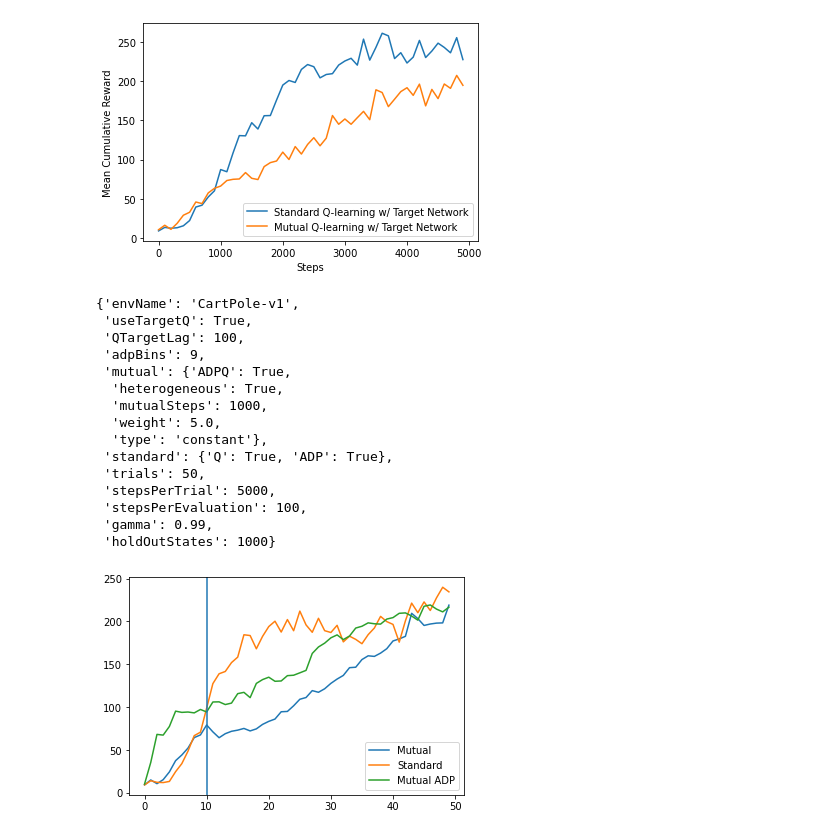
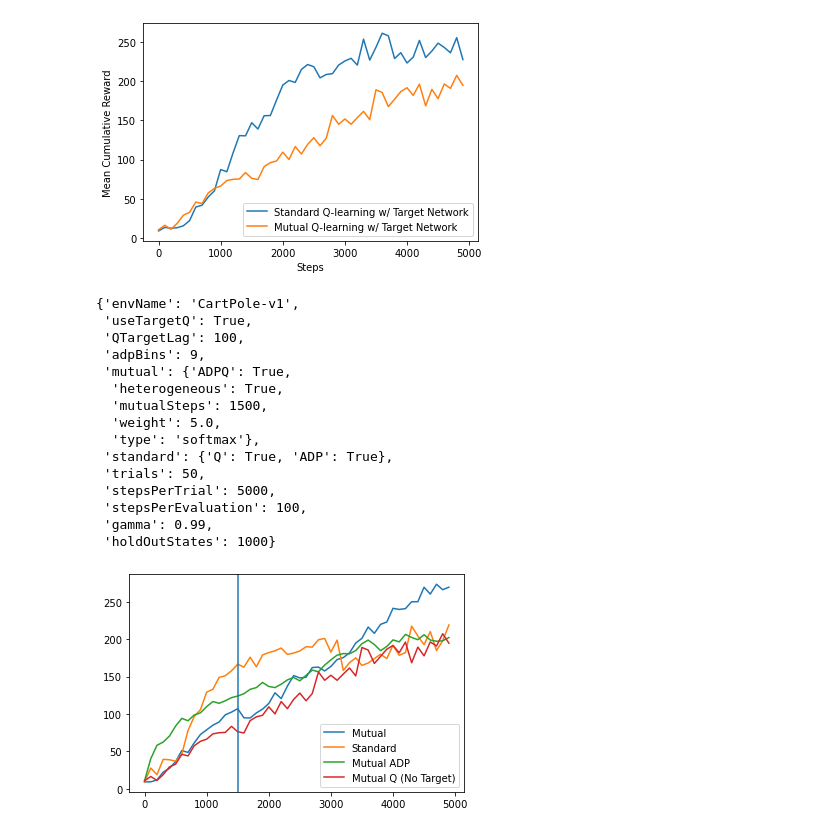
Before and after one commit to csreid/heterogeneous-mutual, a Jupyter notebook: figs.ipynb, the cells around one changed output. Drawn from its saved outputs; the diff is of its cells as text; code cells hidden in the pictures.

```diff
--- a/figs.ipynb
+++ b/figs.ipynb
@@ -129,7 +128,7 @@ plt.savefig('mutual_vs_target.png')
 # %% [output]
 [figure]
 # %%
-data_constant = pickle.load(open('results/1608616152.8226454_constant_weight.pickle', 'rb'))
+data_constant = pickle.load(open('results/1608678331.5437348_softmax.pickle', 'rb'))
 data_constant['config']
 # %% [output]
 {'envName': 'CartPole-v1',
@@ -138,9 +137,9 @@ data_constant['config']
  'adpBins': 9,
  'mutual': {'ADPQ': True,
   'heterogeneous': True,
-  'mutualSteps': 1000,
+  'mutualSteps': 1500,
   'weight': 5.0,
-  'type': 'constant'},
+  'type': 'softmax'},
  'standard': {'Q': True, 'ADP': True},
  'trials': 50,
  'stepsPerTrial': 5000,
@@ -148,12 +147,14 @@ data_constant['config']
  'gamma': 0.99,
  'holdOutStates': 1000}
 # %%
-plt.plot(np.mean(data_constant['results'], axis=0)[:, 1], label='Mutual')
-plt.plot(np.mean(data_constant['results'], axis=0)[:, 2], label='Standard')
-plt.plot(np.mean(data_constant['results'], axis=0)[:, 0], label='Mutual ADP')
+plt.plot(xticks, np.mean(data_constant['results'], axis=0)[:, 1], label='Mutual')
+plt.plot(xticks, np.mean(data_constant['results'], axis=0)[:, 2], label='Standard')
+plt.plot(xticks, np.mean(data_constant['results'], axis=0)[:, 0], label='Mutual ADP')
+plt.plot(xticks, mut_q_mean, label='Mutual Q (No Target)')
 
-plt.axvline(10)
+
+plt.axvline(1500)
 plt.legend()
 plt.show()
 # %% [output]
-[figure, old version]
+[figure, new version]
```
Also changed, not shown: parts of 2 cells of this notebook, 8 other files.
